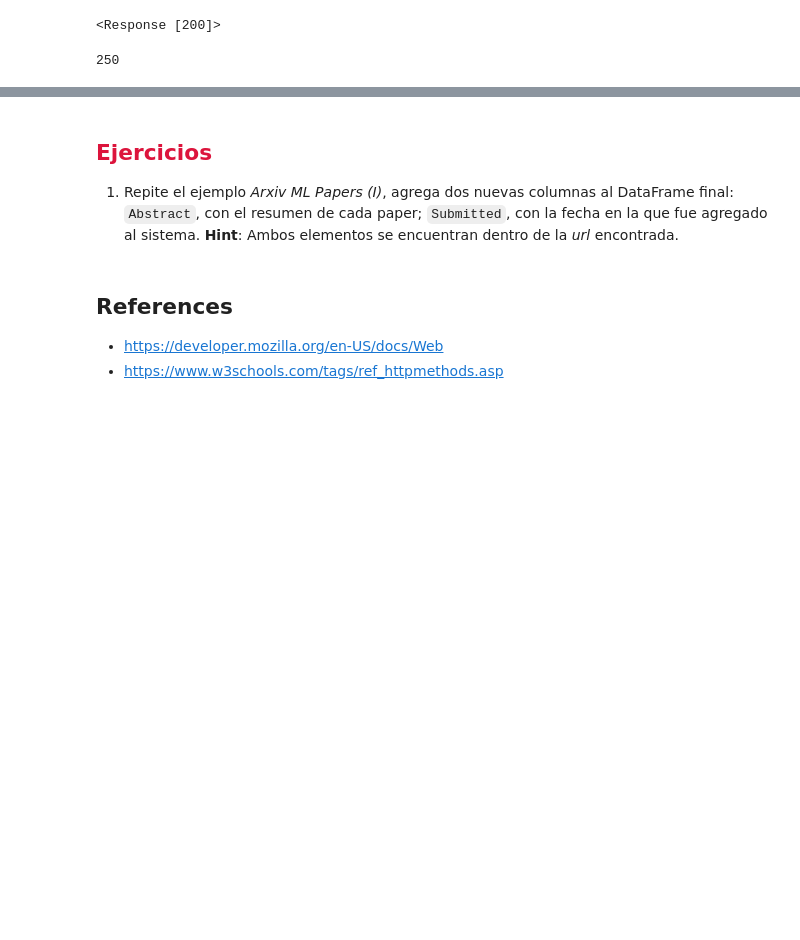
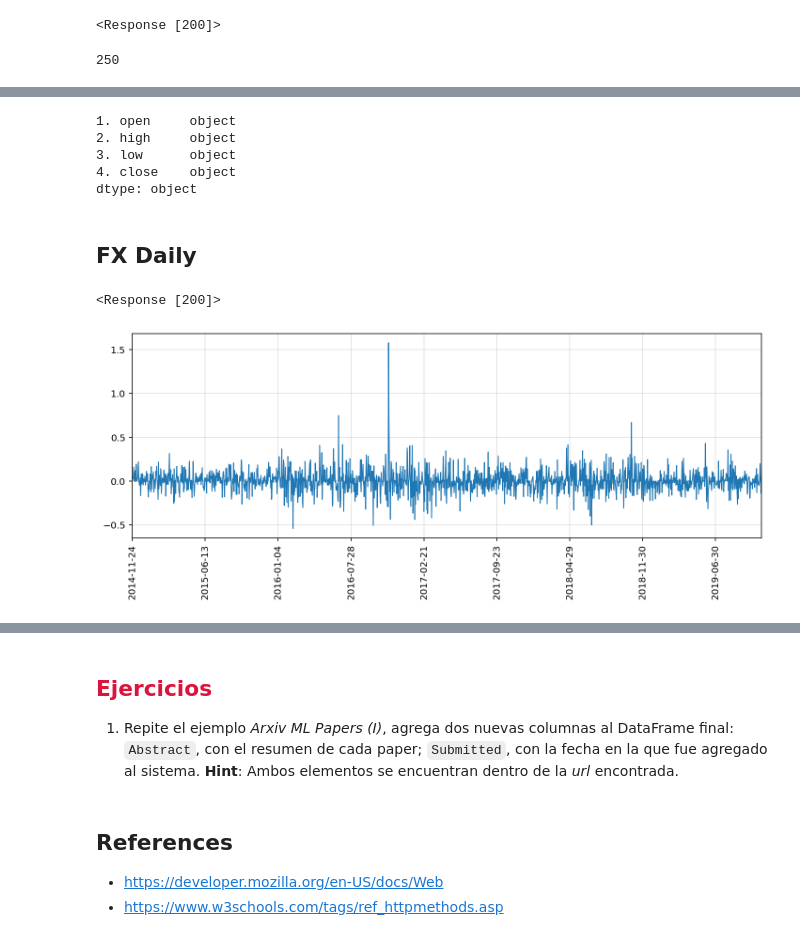
Before and after one commit to elopezgon/data-science, a Jupyter notebook: notes/lec04-webscrapping.ipynb, the cells around one changed output, grey strips where cells are left out. Cells and saved outputs as stored; diff of their text form; code cells hidden in the pictures; blank space fills up the shorter version.

```diff
--- a/notes/lec04-webscrapping.ipynb
+++ b/notes/lec04-webscrapping.ipynb
@@ -319,0 +358,4 @@ url = "https://www.alphavantage.co"
+# %%
+currencies = ["Mexican Peso", "Euro", "Brazilian Real", "Argentine Peso"]
+target_curr = curr_list.filter(currencies, axis=0)
+target_curr
@@ -319,0 +431,34 @@ url = "https://www.alphavantage.co"
+# %%
+df_data.dtypes
+# %% [output]
+1. open     object
+2. high     object
+3. low      object
+4. close    object
+dtype: object
+# %% [markdown]
+## FX Daily
+# %%
+intraday1 = {
+    "function": "FX_DAILY",
+    "to_symbol": target_curr["currency code"].values[0],
+    "from_symbol": "USD",
+    "apikey": avkey,
+    "outputsize": "full",
+}
+
+r = requests.get(base_url, params=intraday1)
+r
+# %% [output]
+<Response [200]>
+# %%
+data = r.json()
+# %%
+df_data = pd.DataFrame(data["Time Series FX (Daily)"], dtype=float).T.sort_index()
+# %%
+(df_data.apply(lambda x: x["4. close"] - x["1. open"], axis=1)
+        .plot(figsize=(12, 4), linewidth=1))
+plt.xticks(rotation=90)
+plt.grid(alpha=0.4)
+# %% [output]
+[figure, added]
```
Also changed, not shown: parts of 24 cells of this notebook.
